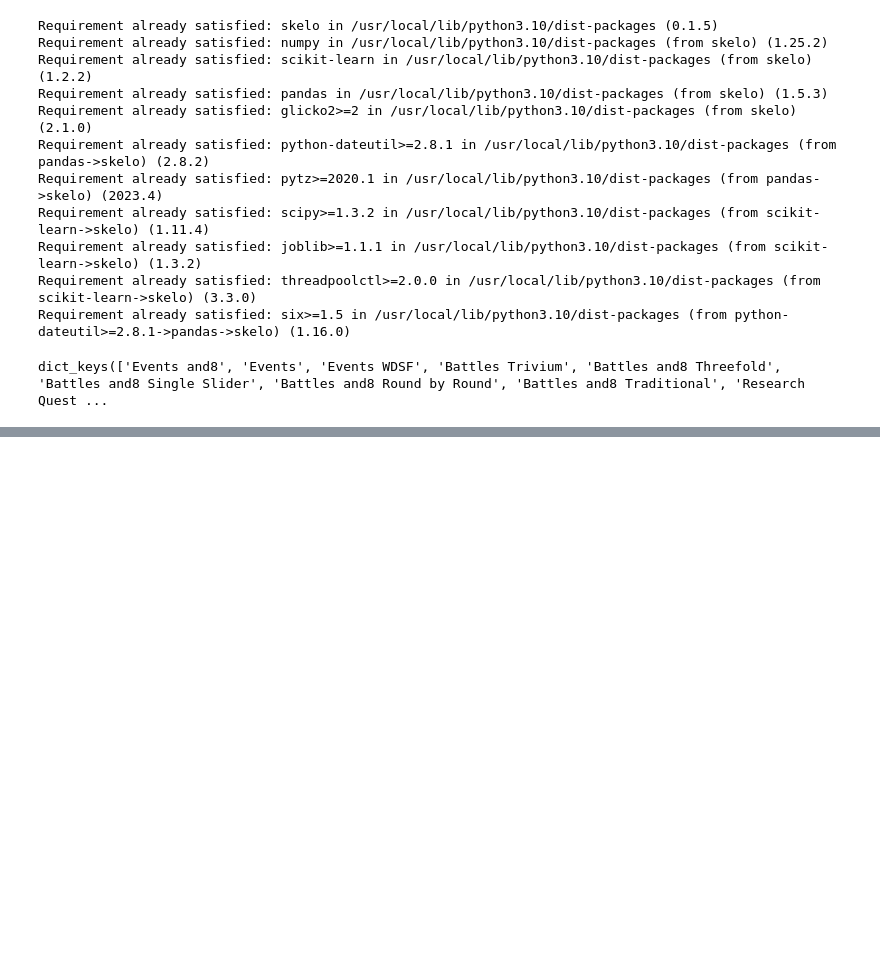
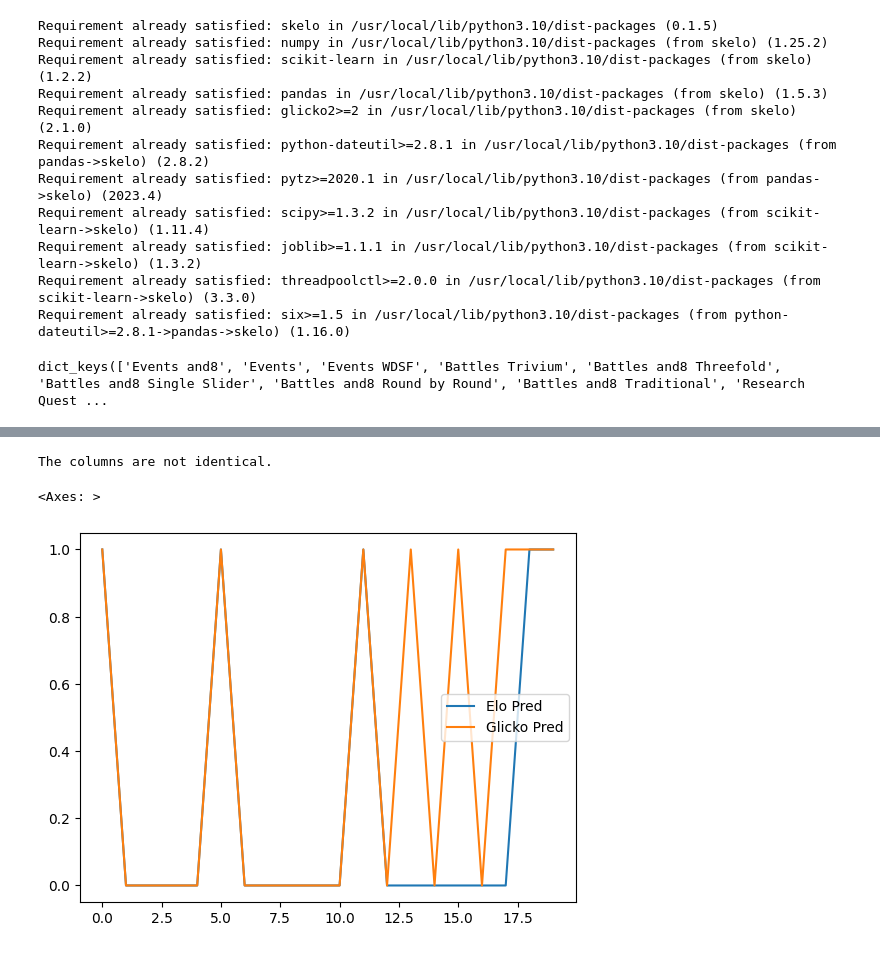
Before and after one commit to sarahaptumich/capstone, a Jupyter notebook: breaker_ranking_2.ipynb, the cells around one changed output, grey strips where cells are left out. Saved outputs shown, nothing was run; the diff lists cells and outputs as text; code cells hidden in the pictures; blank space fills up the shorter version.

```diff
--- a/breaker_ranking_2.ipynb
+++ b/breaker_ranking_2.ipynb
@@ -197,0 +218,7 @@ battlesNotide
+# %%
+modelG = Glicko2Estimator(
+  key1_field="p1",
+  key2_field="p2",
+  timestamp_field="Date",
+  initial_time=min(appendedBattles['Date'])
+).fit(X, X['label'])
@@ -197,0 +254,13 @@ battlesNotide
+# %%
+if (model.predict(X) == modelG.predict(X)).all():
+    print("The columns are identical.")
+else:
+    print("The columns are not identical.")
+# %% [output]
+The columns are not identical.
+# %%
+predictions=pd.concat([model.predict(X), modelG.predict(X)], axis=1)
+predictions.columns = ['Elo Pred', 'Glicko Pred']
+# %% [output]
+<Axes: >
+[figure, added]
```
Also changed, not shown: parts of 22 cells of this notebook.
